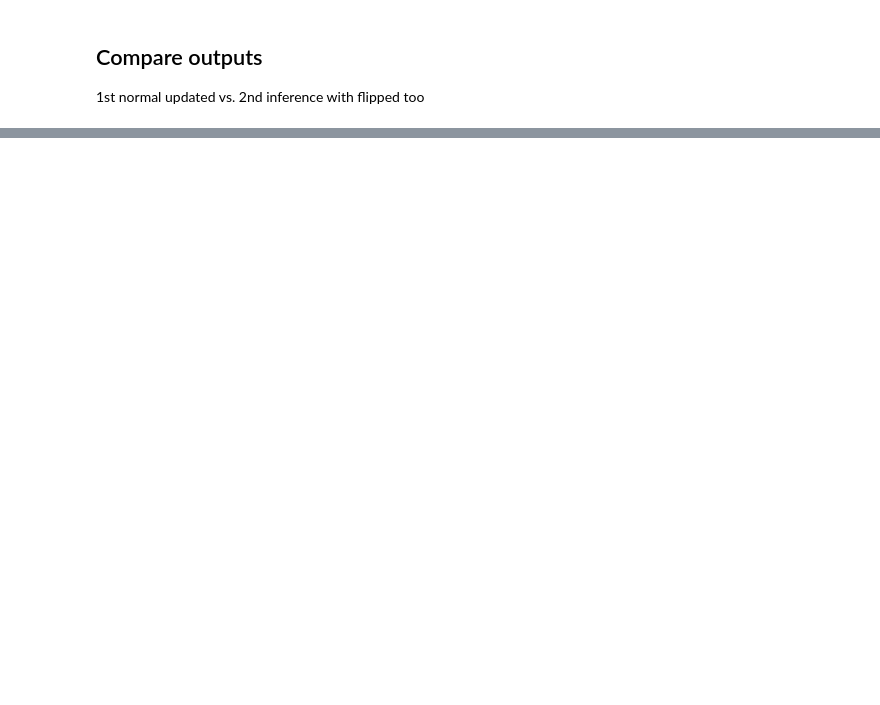
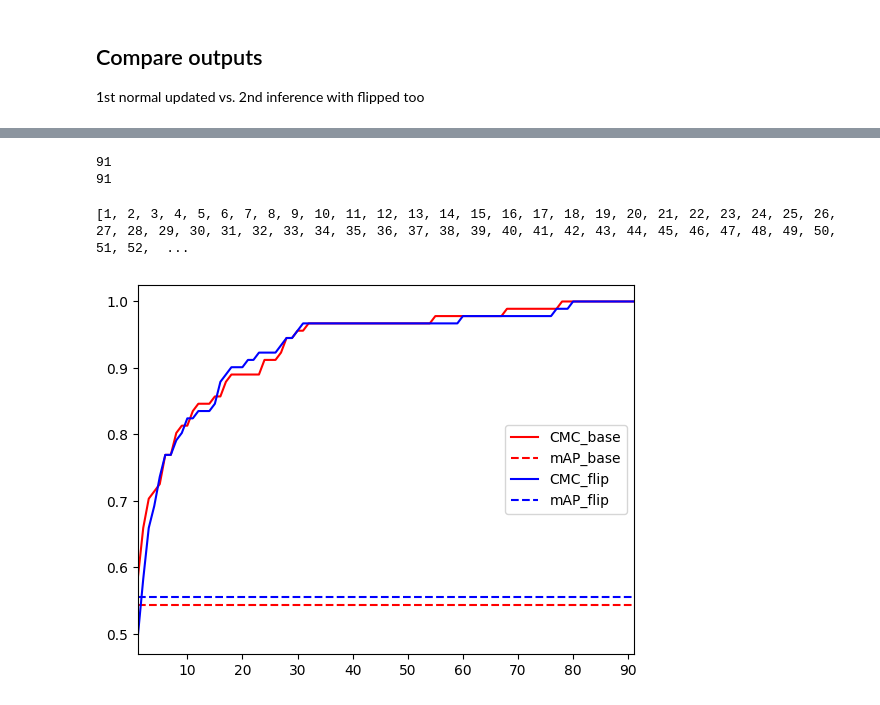
Before and after one commit to carolkelsch/UrbanElementsREID, a Jupyter notebook: Challenge/Lab_PC/run_baseline_vs_flip_all_containers.ipynb, the cells around one changed output, grey strips where cells are left out. Drawn from its saved outputs; the diff is of its cells as text; code cells hidden in the pictures; blank space fills up the shorter version.

Commit message:
add tests flip

```diff
--- a/Challenge/Lab_PC/run_baseline_vs_flip_all_containers.ipynb
+++ b/Challenge/Lab_PC/run_baseline_vs_flip_all_containers.ipynb
@@ -100,0 +71,5 @@ CMC-100 =0.99504950495050
+# %%
+mAP_base, CMC_base = evaluate_reid(
+    track_file="/media/DiscoLocal/IPCV/Carolina/UrbanElementsREID/Challenge/Results/track_all_containers.txt",
+    data_path="/media/DiscoLocal/IPCV/Carolina/UrbAM-ReID_classes/Containers/"
+)
@@ -100,0 +97,5 @@ CMC-100 =0.99504950495050
+# %%
+mAP_flip, CMC_flip = evaluate_reid(
+    track_file="/media/DiscoLocal/IPCV/Carolina/UrbanElementsREID/Challenge/Results/track_flip_all_containers.txt",
+    data_path="/media/DiscoLocal/IPCV/Carolina/UrbAM-ReID_classes/Containers/"
+)
@@ -100,0 +123,6 @@ CMC-100 =0.99504950495050
+# %%
+print(len(CMC_base))
+print(len(CMC_flip))
+# %% [output]
+91
+91
@@ -100,0 +132,19 @@ CMC-100 =0.99504950495050
+# %%
+fig = plt.figure()
+ax = fig.add_subplot()
+
+x = [i+1 for i in range(len(CMC_base))]
+print(x)
+
+ax.plot(x, CMC_base, 'r', label='CMC_base')
+ax.plot(x, np.full_like(CMC_base, mAP_base), 'r--', label='mAP_base')
+ax.plot(x, CMC_flip, 'b', label='CMC_flip')
+ax.plot(x, np.full_like(CMC_flip, mAP_flip), 'b--', label='mAP_flip')
+
+ax.set_xlim(1,len(CMC_base))
+ax.legend()
+
+plt.show()
+# %% [output]
+[1, 2, 3, 4, 5, 6, 7, 8, 9, 10, 11, 12, 13, 14, 15, 16, 17, 18, 19, 20, 21, 22, 23, 24, 25, 26, 27, 28, 29, 30, 31, 32, 33, 34, 35, 36, 37, 38, 39, 40, 41, 42, 43, 44, 45, 46, 47, 48, 49, 50, 51, 52,  ...
+[figure, added]
```
Also changed, not shown: parts of 20 cells of this notebook, 38 other files.
